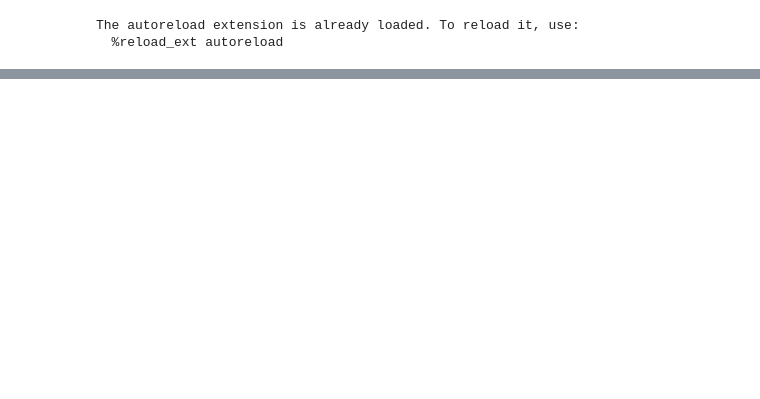
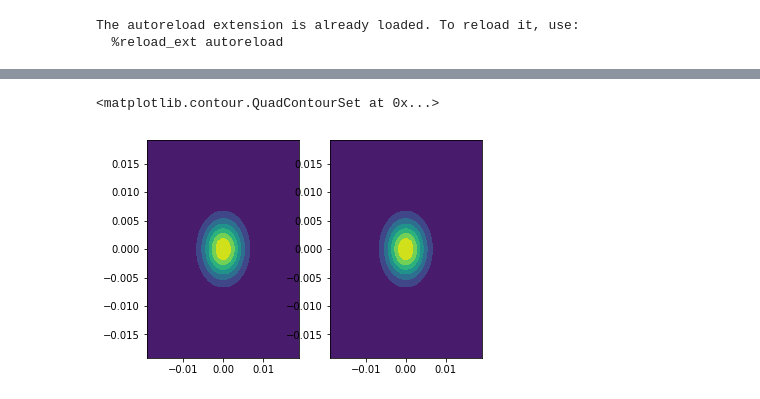
Before and after one commit to simply-nicky/cbc, a Jupyter notebook: test.ipynb, the cells around one changed output, grey strips where cells are left out. Drawn from its saved outputs; the diff is of its cells as text; code cells hidden in the pictures; blank space fills up the shorter version.

```diff
--- a/test.ipynb
+++ b/test.ipynb
@@ -45,0 +81,21 @@ plt.show()
+# %%
+def gaus_dist(kxs, kys, waist, wavelength):
+    thdiv = wavelength / np.pi / waist
+    return np.pi**-1 * thdiv**-2 * np.exp(-(kxs**2 + kys**2) / thdiv**2)
+# %%
+%matplotlib inline
+knum = 100000
+mus = np.zeros(2)
+sigma = thdiv(waist, wavelength)
+cov = [[sigma**2 / 2, 0], [0, sigma**2 / 2]]
+rv = sp.stats.multivariate_normal(mean=mus, cov=cov)
+_kxs = np.linspace(-4 * sigma, 4 * sigma)
+kxs, kys = np.meshgrid(_kxs, _kxs)
+ks = np.empty(kxs.shape + (2,))
+ks[:, :, 0] = kxs; ks[:, :, 1] = kys
+fig, (ax1, ax2) = plt.subplots(1,2)
+ax1.contourf(kxs, kys, gaus_dist(kxs, kys, waist, wavelength))
+ax2.contourf(kxs, kys, rv.pdf(ks))
+# %% [output]
+<matplotlib.contour.QuadContourSet at 0x...>
+[figure, added]
```
Also changed, not shown: parts of 14 cells of this notebook, 14 other files.
